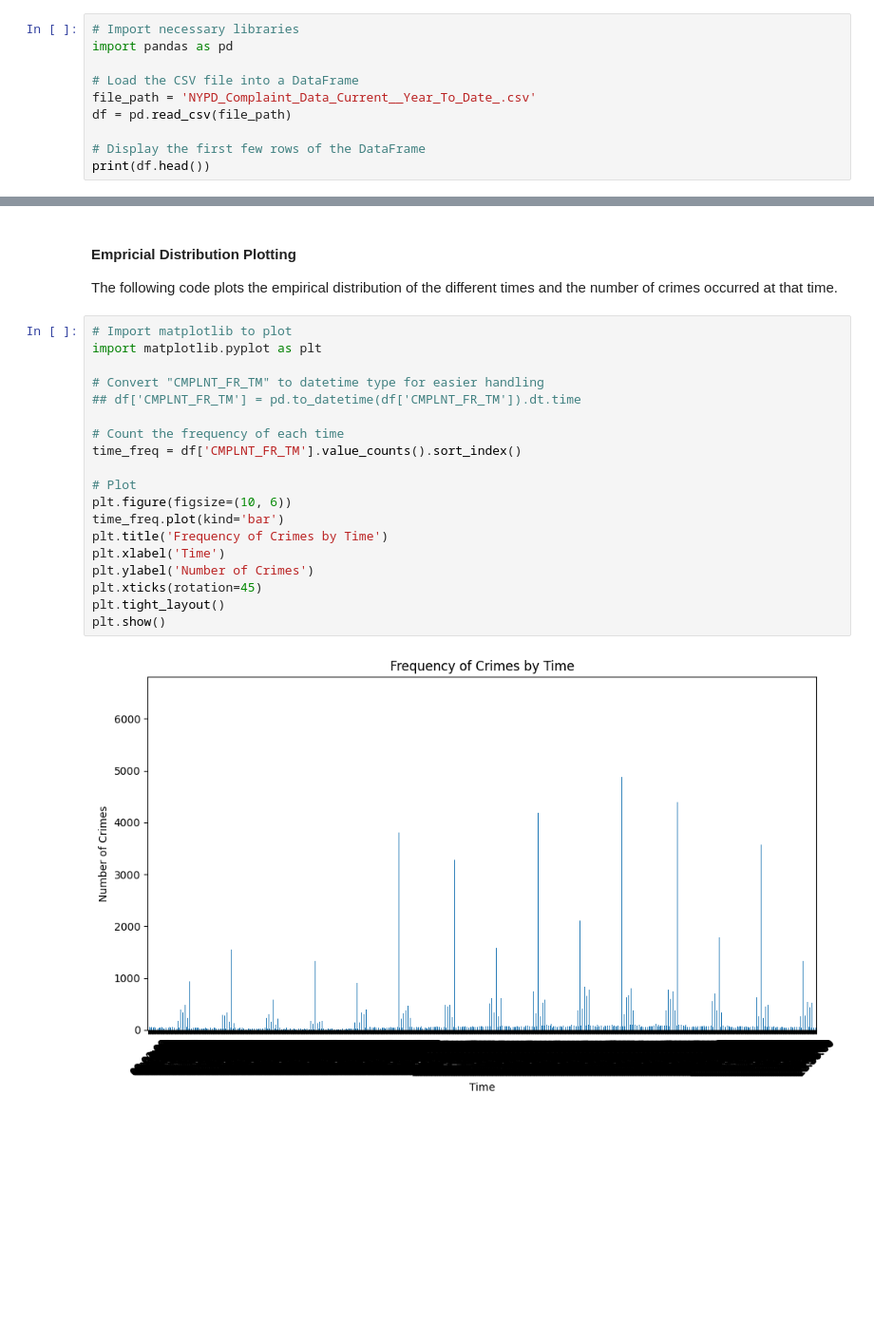
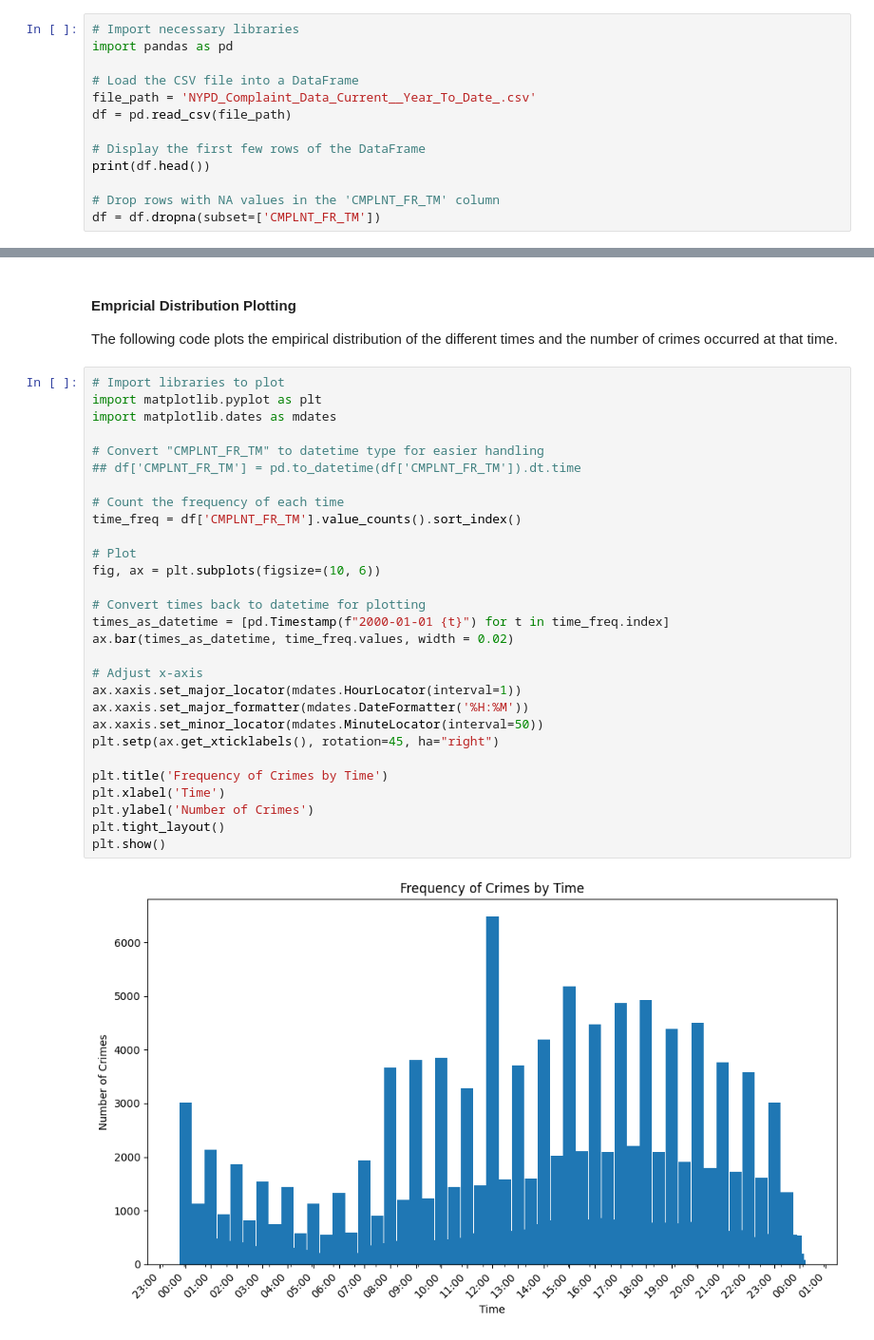
Before and after one commit to bs333/mgt-451, a Jupyter notebook: MGT451 - Assignments/MGT451 - Assignment #1/MGT451 - Assignment #1 ~ Optimal Predictions.ipynb, the cells around one changed output, grey strips where cells are left out. Shown at 95% size. Saved outputs shown, nothing was run; the diff lists cells and outputs as text; blank space fills up the shorter version.

Commit message:
Adjust x-axis scale for empirical plot and add styling to plot.

```diff
--- a/MGT451 - Assignments/MGT451 - Assignment #1/MGT451 - Assignment #1 ~ Optimal Predictions.ipynb
+++ b/MGT451 - Assignments/MGT451 - Assignment #1/MGT451 - Assignment #1 ~ Optimal Predictions.ipynb
@@ -39,6 +39,9 @@ df = pd.read_csv(file_path)
 
 # Display the first few rows of the DataFrame
 print(df.head())
+
+# Drop rows with NA values in the 'CMPLNT_FR_TM' column
+df = df.dropna(subset=['CMPLNT_FR_TM'])
 # %% [output]
     CMPLNT_NUM  ADDR_PCT_CD        BORO_NM CMPLNT_FR_DT CMPLNT_FR_TM
 0    264551409         43.0          BRONX   03/04/2023     12:55:00  \
@@ -62,23 +65,33 @@ print(df.head())
 
 The following code plots the empirical distribution of the different times and the number of crimes occurred at that time.
 # %%
-# Import matplotlib to plot
+# Import libraries to plot
 import matplotlib.pyplot as plt
+import matplotlib.dates as mdates
 
 # Convert "CMPLNT_FR_TM" to datetime type for easier handling
 ## df['CMPLNT_FR_TM'] = pd.to_datetime(df['CMPLNT_FR_TM']).dt.time
 
 # Count the frequency of each time
 time_freq = df['CMPLNT_FR_TM'].value_counts().sort_index()
 
 # Plot
-plt.figure(figsize=(10, 6))
-time_freq.plot(kind='bar')
+fig, ax = plt.subplots(figsize=(10, 6))
+
+# Convert times back to datetime for plotting
+times_as_datetime = [pd.Timestamp(f"2000-01-01 {t}") for t in time_freq.index]
+ax.bar(times_as_datetime, time_freq.values, width = 0.02)
+
+# Adjust x-axis
+ax.xaxis.set_major_locator(mdates.HourLocator(interval=1))
+ax.xaxis.set_major_formatter(mdates.DateFormatter('%H:%M'))
+ax.xaxis.set_minor_locator(mdates.MinuteLocator(interval=50))
+plt.setp(ax.get_xticklabels(), rotation=45, ha="right")
+
 plt.title('Frequency of Crimes by Time')
 plt.xlabel('Time')
 plt.ylabel('Number of Crimes')
-plt.xticks(rotation=45)
 plt.tight_layout()
 plt.show()
 # %% [output]
-[figure, old version]
+[figure, new version]
```
